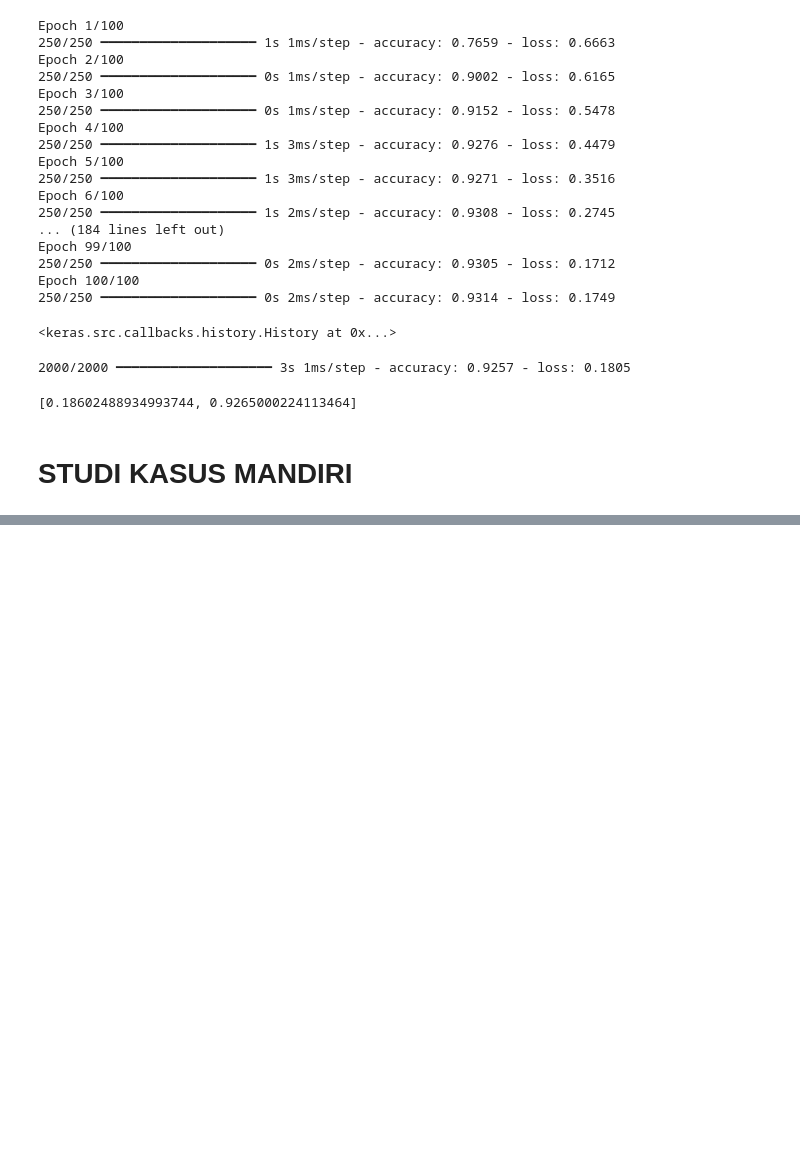
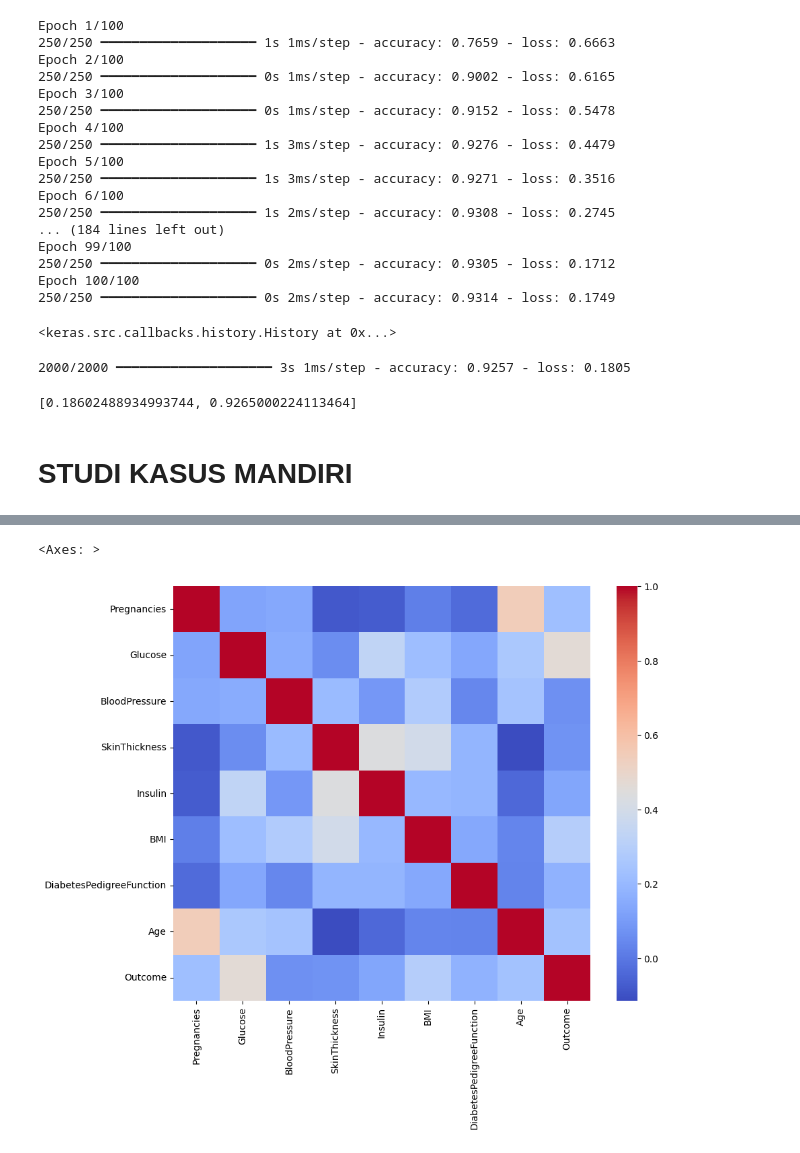
Before and after one commit to rezzz59/Belajar_Deep_Learning, a Jupyter notebook: model_klasifikasi.ipynb, the cells around one changed output, grey strips where cells are left out. Cells and saved outputs as stored; diff of their text form; code cells hidden in the pictures; blank space fills up the shorter version.

Commit message:
corelasi penyebab diabetes

```diff
--- a/model_klasifikasi.ipynb
+++ b/model_klasifikasi.ipynb
@@ -145,0 +268,5 @@ Using Colab cache for faster access to the 'raisin-binary-classification' datase
+# %%
+url = 'https://raw.githubusercontent.com/npradaschnor/Pima-Indians-Diabetes-Dataset/master/diabetes.csv'
+df_diabetes = pd.read_csv(url)
+
+df_diabetes
@@ -145,0 +306,11 @@ Using Colab cache for faster access to the 'raisin-binary-classification' datase
+# %%
+import matplotlib.pyplot as plt
+import seaborn as sns
+
+korelasi = df_diabetes.corr()
+
+plt.figure(figsize=(10, 8))
+sns.heatmap(korelasi, cmap='coolwarm')
+# %% [output]
+<Axes: >
+[figure, added]
```
Also changed, not shown: parts of 11 cells of this notebook, 1 other file.
